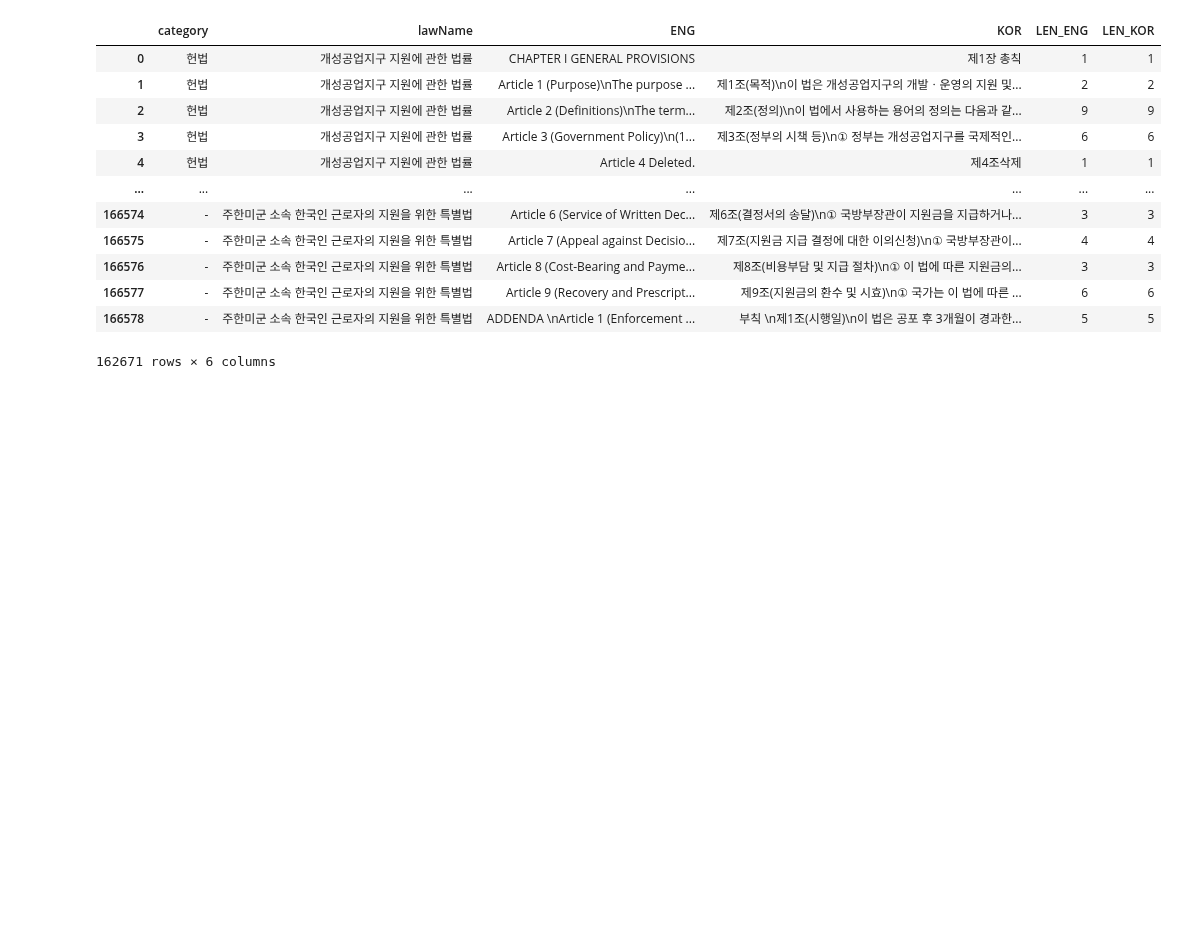
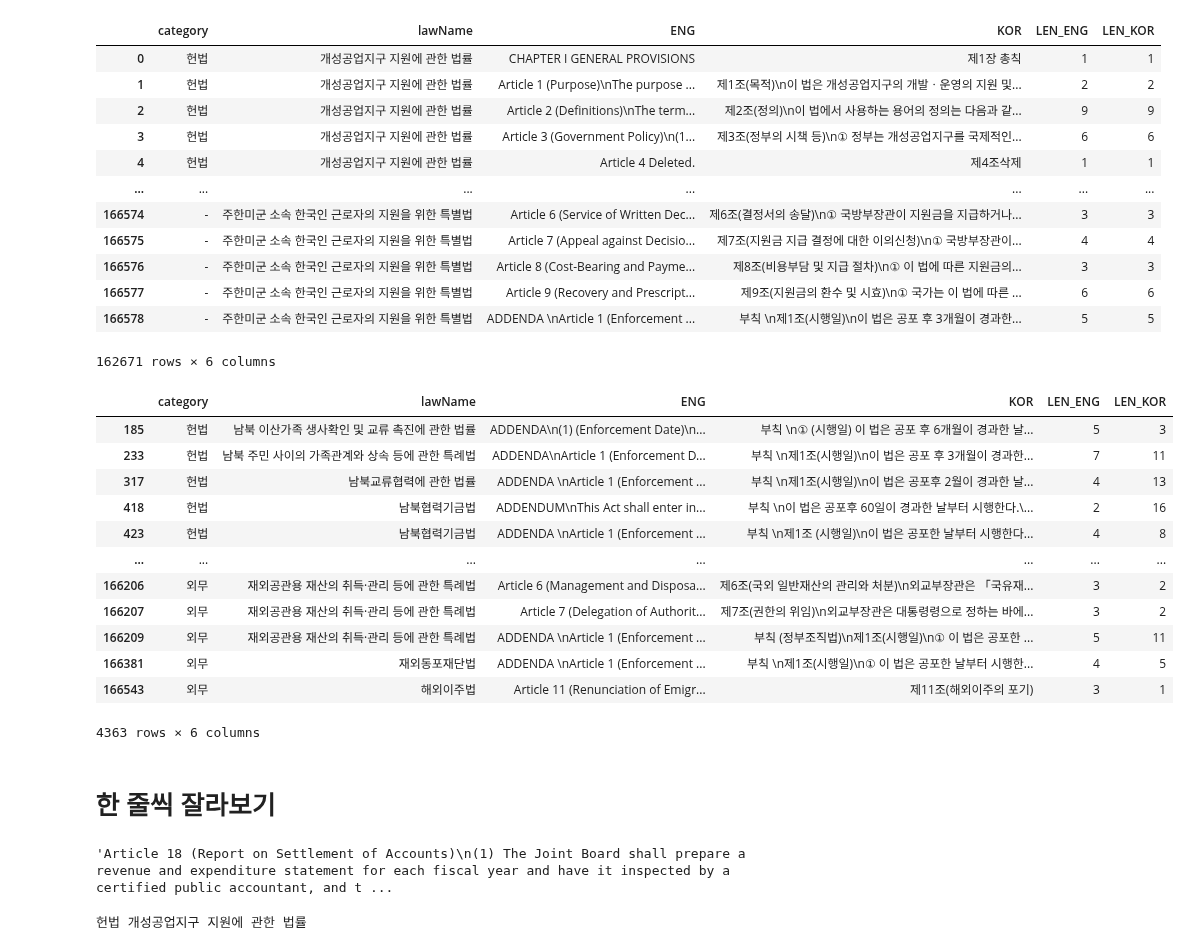
Before and after one commit to tjtmddnjswkd/capstone, a Jupyter notebook: preprocessing.ipynb, the cells around one changed output. Saved outputs shown, nothing was run; the diff lists cells and outputs as text; code cells hidden in the pictures; blank space fills up the shorter version.

```diff
--- a/preprocessing.ipynb
+++ b/preprocessing.ipynb
@@ -255,3 +255,39 @@ See the caveats in the documentation: https://pandas.pydata.org/pandas-docs/stab
 | 166577 | - | 주한미군 소속 한국인 근로자의 지원을 위한 특별법 | Article 9 (Recovery and Prescript... | 제9조(지원금의 환수 및 시효)\n① 국가는 이 법에 따른 ... | 6 | 6 |
 | 166578 | - | 주한미군 소속 한국인 근로자의 지원을 위한 특별법 | ADDENDA \nArticle 1 (Enforcement ... | 부칙 \n제1조(시행일)\n이 법은 공포 후 3개월이 경과한... | 5 | 5 |
 162671 rows × 6 columns
+# %%
+df_dropna.loc[(df_dropna["LEN_ENG"] != df_dropna["LEN_KOR"]),:]
+# %% [output]
+|  | category | lawName | ENG | KOR | LEN_ENG | LEN_KOR |
+| 185 | 헌법 | 남북 이산가족 생사확인 및 교류 촉진에 관한 법률 | ADDENDA\n(1) (Enforcement Date)\n... | 부칙 \n① (시행일) 이 법은 공포 후 6개월이 경과한 날... | 5 | 3 |
+| 233 | 헌법 | 남북 주민 사이의 가족관계와 상속 등에 관한 특례법 | ADDENDA\nArticle 1 (Enforcement D... | 부칙 \n제1조(시행일)\n이 법은 공포 후 3개월이 경과한... | 7 | 11 |
+| 317 | 헌법 | 남북교류협력에 관한 법률 | ADDENDA \nArticle 1 (Enforcement ... | 부칙 \n제1조(시행일)\n이 법은 공포후 2월이 경과한 날... | 4 | 13 |
+| 418 | 헌법 | 남북협력기금법 | ADDENDUM\nThis Act shall enter in... | 부칙 \n이 법은 공포후 60일이 경과한 날부터 시행한다.\... | 2 | 16 |
+| 423 | 헌법 | 남북협력기금법 | ADDENDA \nArticle 1 (Enforcement ... | 부칙 \n제1조 (시행일)\n이 법은 공포한 날부터 시행한다... | 4 | 8 |
+| ... | ... | ... | ... | ... | ... | ... |
+| 166206 | 외무 | 재외공관용 재산의 취득·관리 등에 관한 특례법 | Article 6 (Management and Disposa... | 제6조(국외 일반재산의 관리와 처분)\n외교부장관은 「국유재... | 3 | 2 |
+| 166207 | 외무 | 재외공관용 재산의 취득·관리 등에 관한 특례법 | Article 7 (Delegation of Authorit... | 제7조(권한의 위임)\n외교부장관은 대통령령으로 정하는 바에... | 3 | 2 |
+| 166209 | 외무 | 재외공관용 재산의 취득·관리 등에 관한 특례법 | ADDENDA \nArticle 1 (Enforcement ... | 부칙 (정부조직법)\n제1조(시행일)\n① 이 법은 공포한 ... | 5 | 11 |
+| 166381 | 외무 | 재외동포재단법 | ADDENDA \nArticle 1 (Enforcement ... | 부칙 \n제1조(시행일)\n① 이 법은 공포한 날부터 시행한... | 4 | 5 |
+| 166543 | 외무 | 해외이주법 | Article 11 (Renunciation of Emigr... | 제11조(해외이주의 포기) | 3 | 1 |
+4363 rows × 6 columns
+# %% [markdown]
+# 한 줄씩 잘라보기
+# %%
+df_dropna.loc[123, "ENG"]
+# %% [output]
+'Article 18 (Report on Settlement of Accounts)\n(1) The Joint Board shall prepare a revenue and expenditure statement for each fiscal year and have it inspected by a certified public accountant, and t ...
+# %%
+from tqdm.notebook import tqdm
+
+df_detail = pd.DataFrame(columns=['category', 'lawName', 'ENG', 'KOR'])
+
+for law_name in tqdm(df_dropna['lawName'].unique()):
+  temp = df_dropna.loc[df_dropna["lawName"]==law_name]
+  cate_name = temp.iloc[0, 0]
+  eng, kor = [], []
+  for idx in temp.index:
+    eng_str = temp.loc[idx, 'ENG'].split('\n')
+    kor_str = temp.loc[idx, 'ENG'].split('\n')
+# %% [output]
+헌법 개성공업지구 지원에 관한 법률
```
